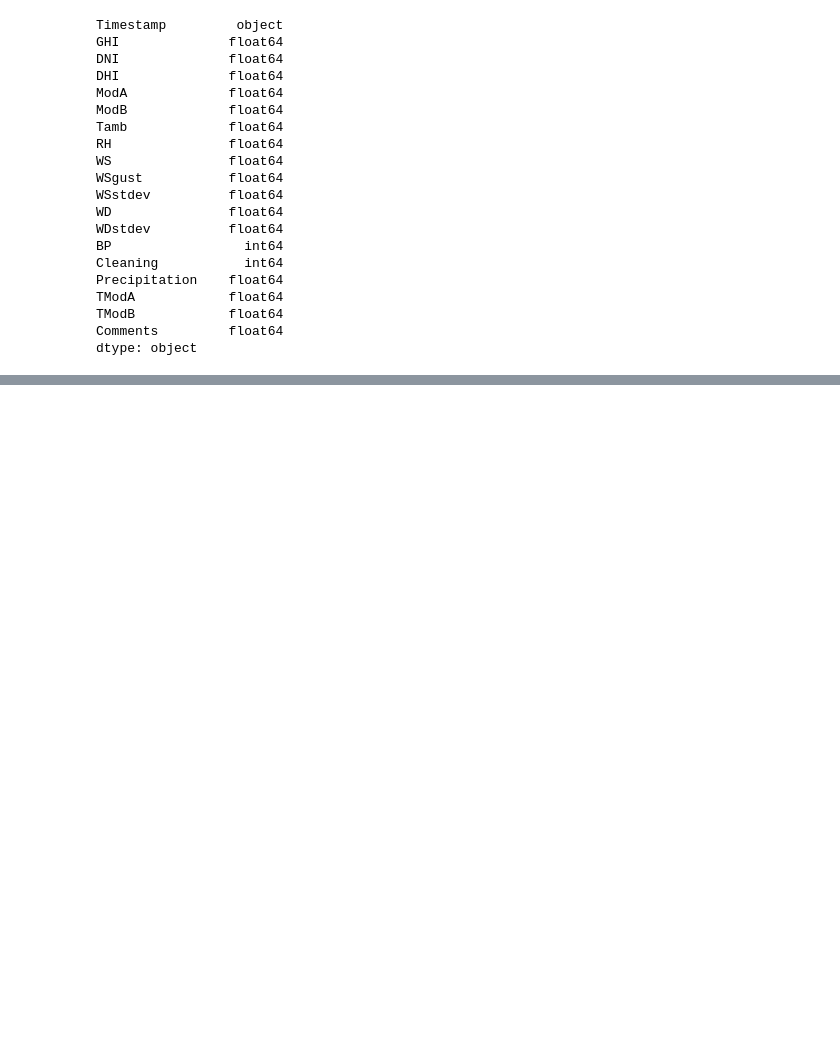
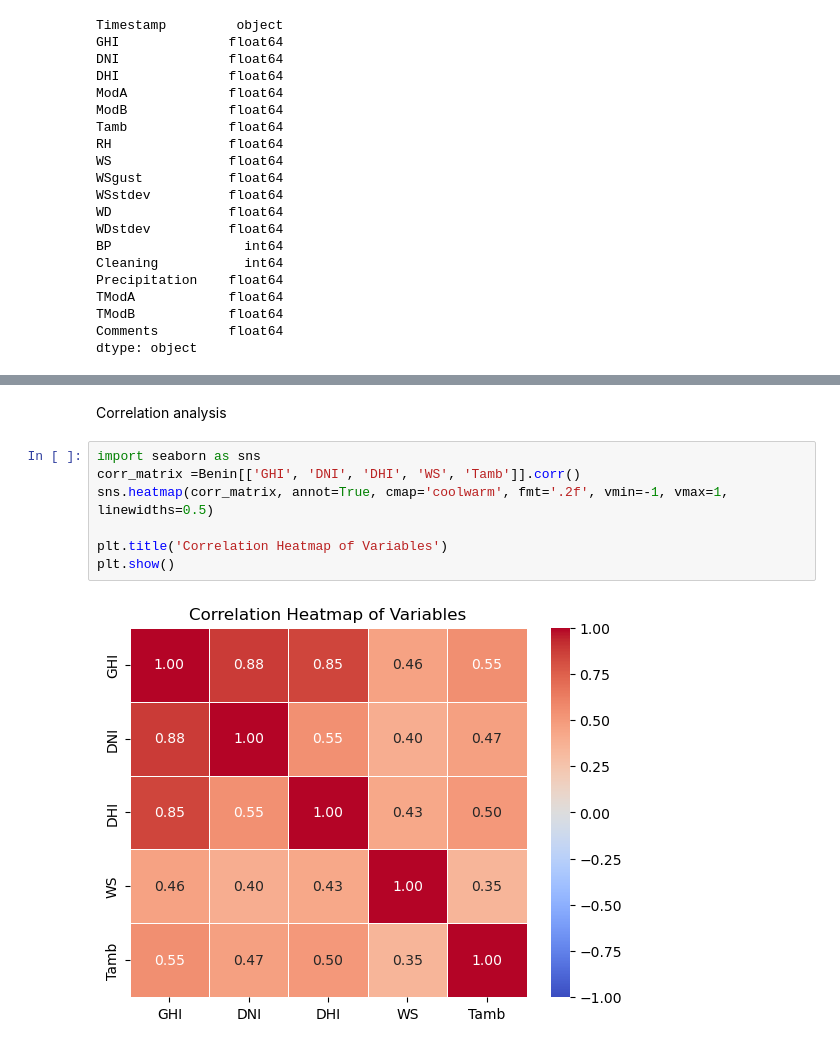
Before and after one commit to nolawit-fant/solar-radaition, a Jupyter notebook: notebooks/EDA.ipynb, the cells around one changed output, grey strips where cells are left out. Saved outputs shown, nothing was run; the diff lists cells and outputs as text; blank space fills up the shorter version.

```diff
--- a/notebooks/EDA.ipynb
+++ b/notebooks/EDA.ipynb
@@ -127,0 +384,11 @@ dtype: object
+# %% [markdown]
+Correlation analysis
+# %%
+import seaborn as sns
+corr_matrix =Benin[['GHI', 'DNI', 'DHI', 'WS', 'Tamb']].corr()
+sns.heatmap(corr_matrix, annot=True, cmap='coolwarm', fmt='.2f', vmin=-1, vmax=1, linewidths=0.5)
+
+plt.title('Correlation Heatmap of Variables')
+plt.show()
+# %% [output]
+[figure, added]
```
Also changed, not shown: parts of 35 cells of this notebook.
